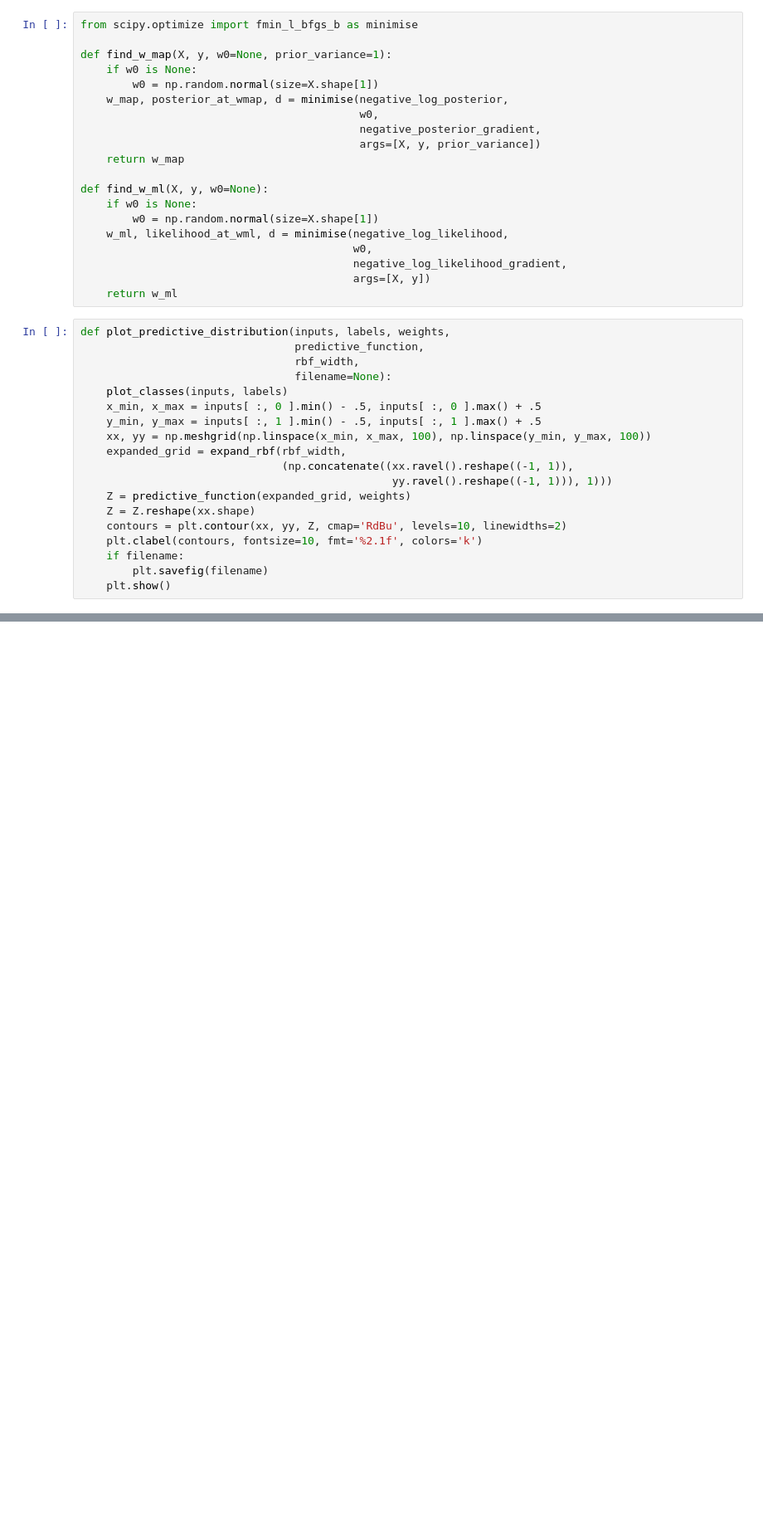
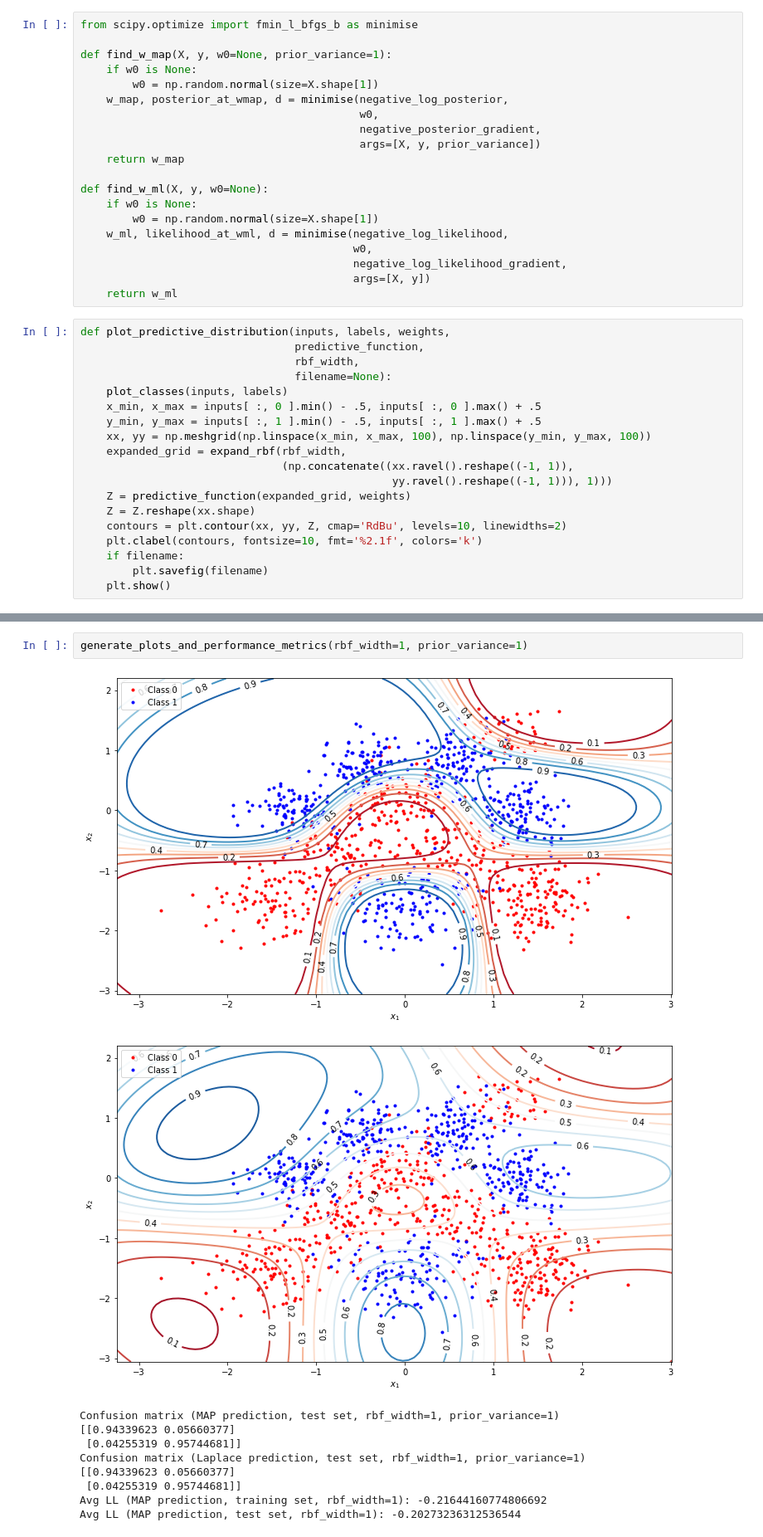
Before and after one commit to theo-brown/bayesian-logistic-classifier, a Jupyter notebook: ftr.ipynb, the cells around one changed output, grey strips where cells are left out. Shown: that part at 83% size. Drawn from its saved outputs; the diff is of its cells as text; blank space fills up the shorter version.

```diff
--- a/ftr.ipynb
+++ b/ftr.ipynb
@@ -260,0 +218,13 @@ ValueError: operands could not be broadcast together with shapes (10,10) (800,80
+# %%
+generate_plots_and_performance_metrics(rbf_width=1, prior_variance=1)
+# %% [output]
+[figure, added]
+[figure, added]
+Confusion matrix (MAP prediction, test set, rbf_width=1, prior_variance=1)
+[[0.94339623 0.05660377]
+ [0.04255319 0.95744681]]
+Confusion matrix (Laplace prediction, test set, rbf_width=1, prior_variance=1)
+[[0.94339623 0.05660377]
+ [0.04255319 0.95744681]]
+Avg LL (MAP prediction, training set, rbf_width=1): -0.21644160774806692
+Avg LL (MAP prediction, test set, rbf_width=1): -0.20273236312536544
```
Also changed, not shown: parts of 8 cells of this notebook, 1 other file.
